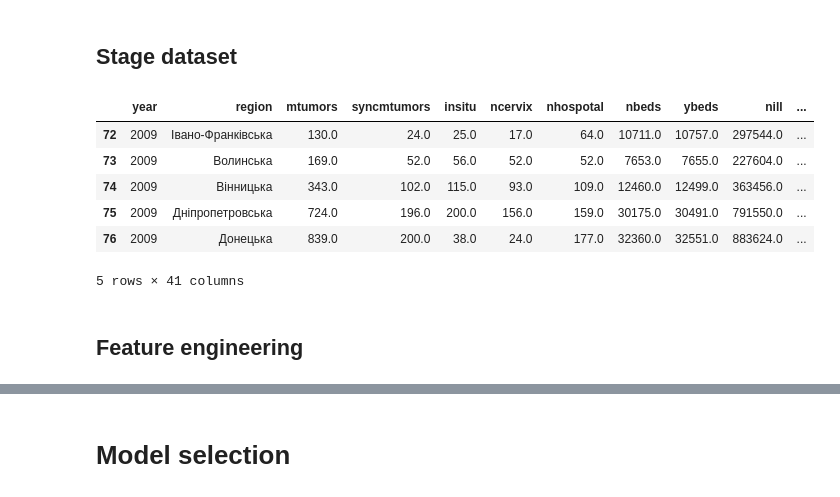
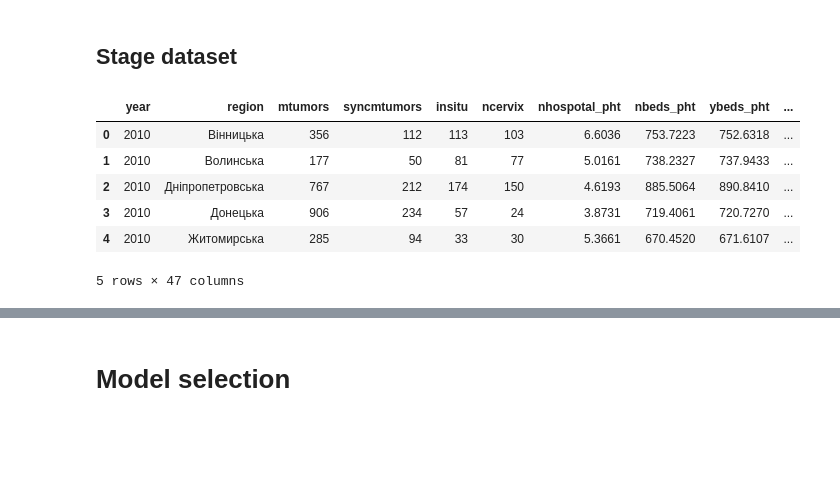
Before and after one commit to Zhukowych/cancer_incidence, a Jupyter notebook: linear_regression_analysis.ipynb, the cells around one changed output, grey strips where cells are left out. Drawn from its saved outputs; the diff is of its cells as text; code cells hidden in the pictures; blank space fills up the shorter version.

```diff
--- a/linear_regression_analysis.ipynb
+++ b/linear_regression_analysis.ipynb
@@ -115,21 +83,19 @@ female_localization_categories = [category for category in localization_categori
 # %% [markdown]
 ## Stage dataset
 # %%
-st_df = pd.read_csv("./final_dataset/stage_incidence.csv")
+st_df = pd.read_csv("./final_dataset/stage_incidence_features.csv")
 
 st_df["age_group"] = "all"
 st_df['category'] = "all"
 
 st_df = st_df.dropna()
 
 st_df.head()
 # %% [output]
-|  | year | region | mtumors | syncmtumors | insitu | ncervix | nhospotal | nbeds | ybeds | nill | ... |
-| 72 | 2009 | Івано-Франківська | 130.0 | 24.0 | 25.0 | 17.0 | 64.0 | 10711.0 | 10757.0 | 297544.0 | ... |
-| 73 | 2009 | Волинська | 169.0 | 52.0 | 56.0 | 52.0 | 52.0 | 7653.0 | 7655.0 | 227604.0 | ... |
-| 74 | 2009 | Вінницька | 343.0 | 102.0 | 115.0 | 93.0 | 109.0 | 12460.0 | 12499.0 | 363456.0 | ... |
-| 75 | 2009 | Дніпропетровська | 724.0 | 196.0 | 200.0 | 156.0 | 159.0 | 30175.0 | 30491.0 | 791550.0 | ... |
-| 76 | 2009 | Донецька | 839.0 | 200.0 | 38.0 | 24.0 | 177.0 | 32360.0 | 32551.0 | 883624.0 | ... |
+|  | year | region | mtumors | syncmtumors | insitu | ncervix | nhospotal_pht | nbeds_pht | ybeds_pht | ... |
+| 0 | 2010 | Вінницька | 356 | 112 | 113 | 103 | 6.6036 | 753.7223 | 752.6318 | ... |
+| 1 | 2010 | Волинська | 177 | 50 | 81 | 77 | 5.0161 | 738.2327 | 737.9433 | ... |
+| 2 | 2010 | Дніпропетровська | 767 | 212 | 174 | 150 | 4.6193 | 885.5064 | 890.8410 | ... |
+| 3 | 2010 | Донецька | 906 | 234 | 57 | 24 | 3.8731 | 719.4061 | 720.7270 | ... |
+| 4 | 2010 | Житомирська | 285 | 94 | 33 | 30 | 5.3661 | 670.4520 | 671.6107 | ... |
-5 rows × 41 columns
+5 rows × 47 columns
-# %% [markdown]
-## Feature engineering
```
Also changed, not shown: parts of 23 cells of this notebook, 3 other files.
